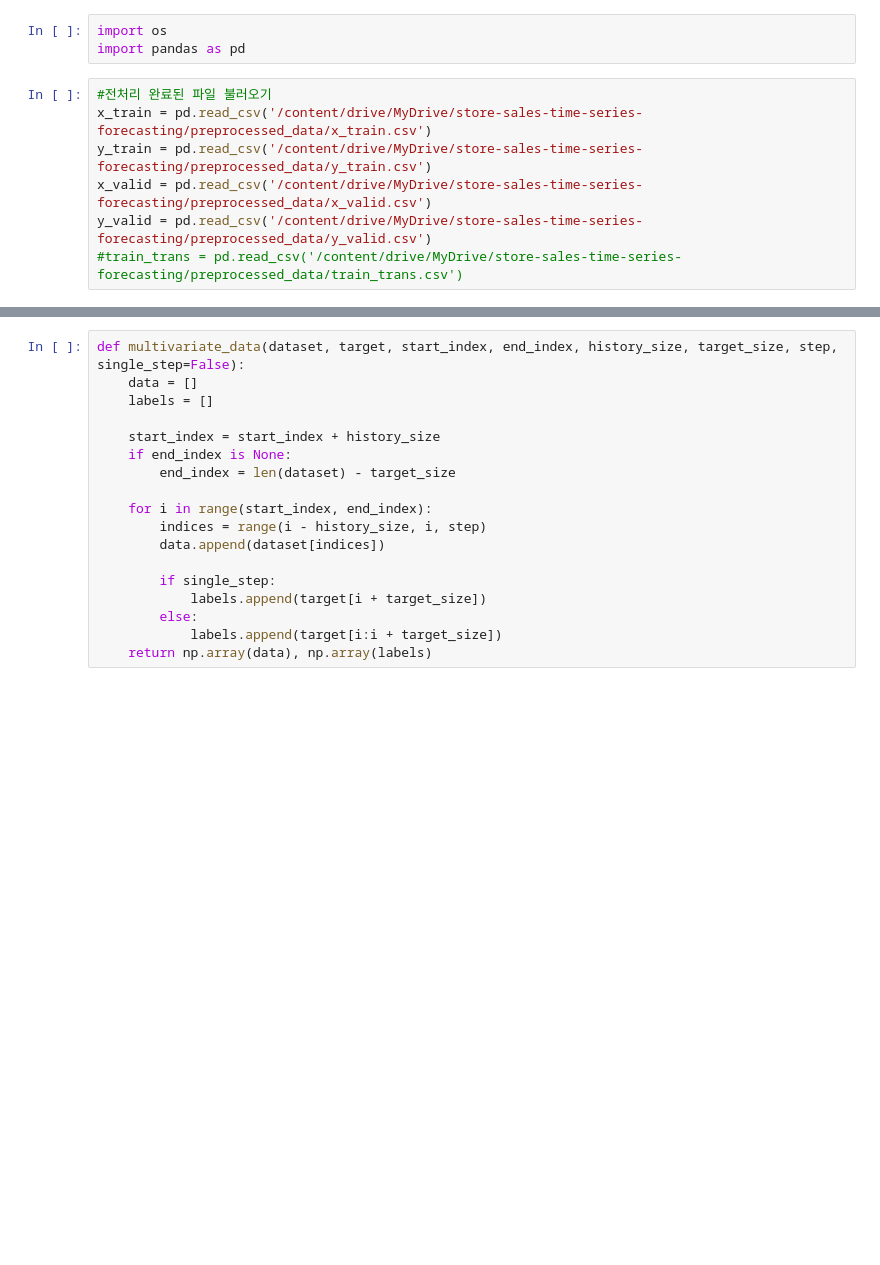
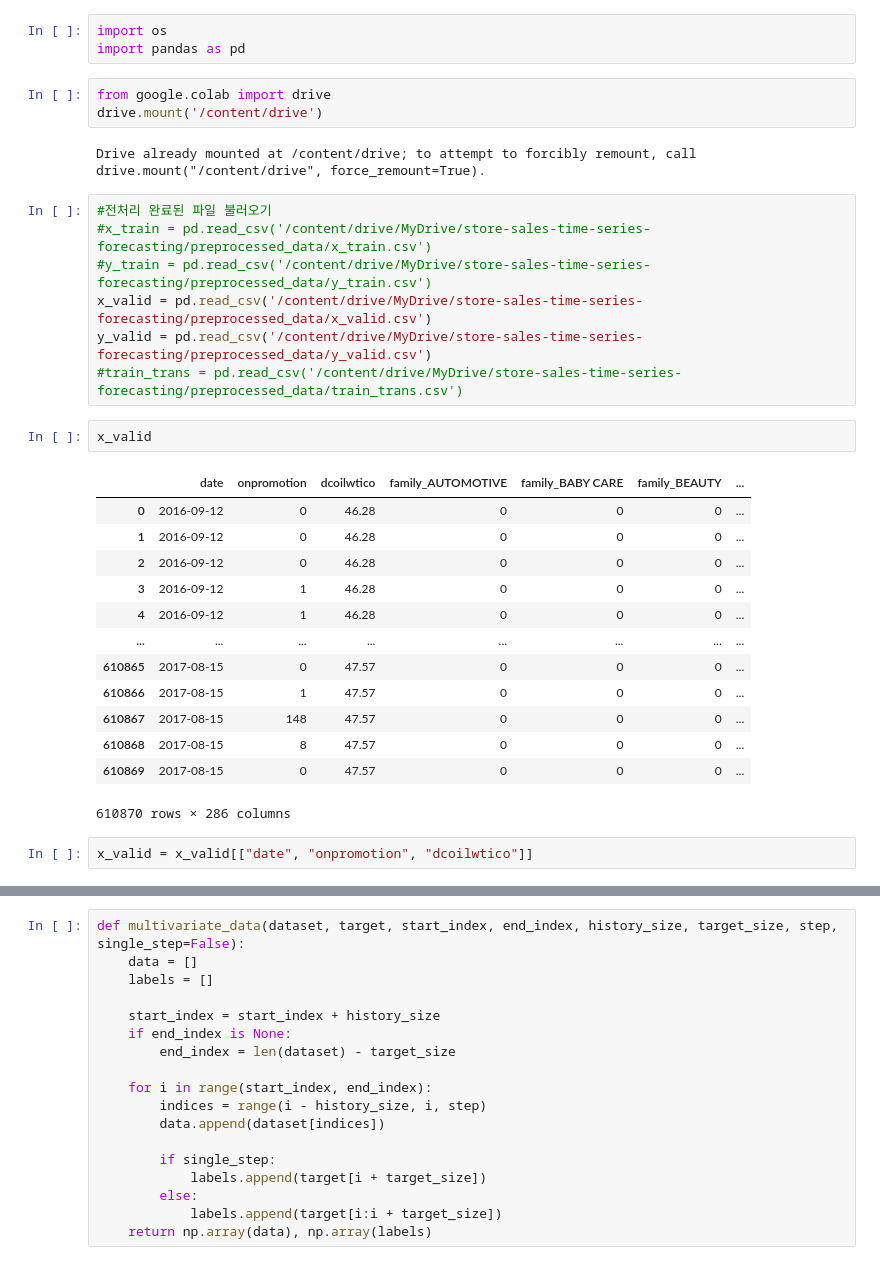
Before and after one commit to ferrry-ghsb/bigdata_6team, a Jupyter notebook: [ksy]LSTM.ipynb, the cells around one changed output, grey strips where cells are left out. Cells and saved outputs as stored; diff of their text form; blank space fills up the shorter version.

Commit message:
preprocessed_LSTM

```diff
--- a/[ksy]LSTM.ipynb
+++ b/[ksy]LSTM.ipynb
@@ -3,10 +3,33 @@
 # %%
 import os
 import pandas as pd
+# %%
+from google.colab import drive
+drive.mount('/content/drive')
+# %% [output]
+Drive already mounted at /content/drive; to attempt to forcibly remount, call drive.mount("/content/drive", force_remount=True).
 # %%
 #전처리 완료된 파일 불러오기
-x_train = pd.read_csv('/content/drive/MyDrive/store-sales-time-series-forecasting/preprocessed_data/x_train.csv')
-y_train = pd.read_csv('/content/drive/MyDrive/store-sales-time-series-forecasting/preprocessed_data/y_train.csv')
+#x_train = pd.read_csv('/content/drive/MyDrive/store-sales-time-series-forecasting/preprocessed_data/x_train.csv')
+#y_train = pd.read_csv('/content/drive/MyDrive/store-sales-time-series-forecasting/preprocessed_data/y_train.csv')
 x_valid = pd.read_csv('/content/drive/MyDrive/store-sales-time-series-forecasting/preprocessed_data/x_valid.csv')
 y_valid = pd.read_csv('/content/drive/MyDrive/store-sales-time-series-forecasting/preprocessed_data/y_valid.csv')
 #train_trans = pd.read_csv('/content/drive/MyDrive/store-sales-time-series-forecasting/preprocessed_data/train_trans.csv')
+# %%
+x_valid
+# %% [output]
+|  | date | onpromotion | dcoilwtico | family_AUTOMOTIVE | family_BABY CARE | family_BEAUTY | ... |
+| 0 | 2016-09-12 | 0 | 46.28 | 0 | 0 | 0 | ... |
+| 1 | 2016-09-12 | 0 | 46.28 | 0 | 0 | 0 | ... |
+| 2 | 2016-09-12 | 0 | 46.28 | 0 | 0 | 0 | ... |
+| 3 | 2016-09-12 | 1 | 46.28 | 0 | 0 | 0 | ... |
+| 4 | 2016-09-12 | 1 | 46.28 | 0 | 0 | 0 | ... |
+| ... | ... | ... | ... | ... | ... | ... | ... |
+| 610865 | 2017-08-15 | 0 | 47.57 | 0 | 0 | 0 | ... |
+| 610866 | 2017-08-15 | 1 | 47.57 | 0 | 0 | 0 | ... |
+| 610867 | 2017-08-15 | 148 | 47.57 | 0 | 0 | 0 | ... |
+| 610868 | 2017-08-15 | 8 | 47.57 | 0 | 0 | 0 | ... |
+| 610869 | 2017-08-15 | 0 | 47.57 | 0 | 0 | 0 | ... |
+610870 rows × 286 columns
+# %%
+x_valid = x_valid[["date", "onpromotion", "dcoilwtico"]]
```
Also changed, not shown: parts of 29 cells of this notebook.
